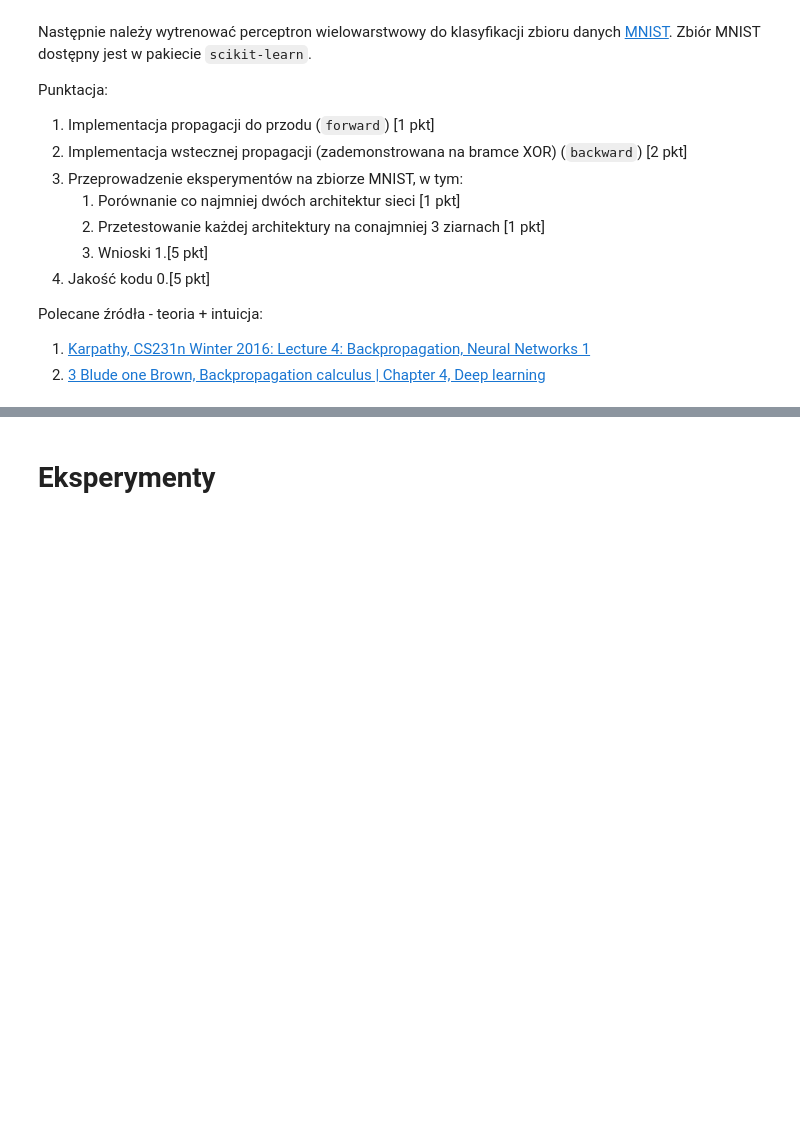
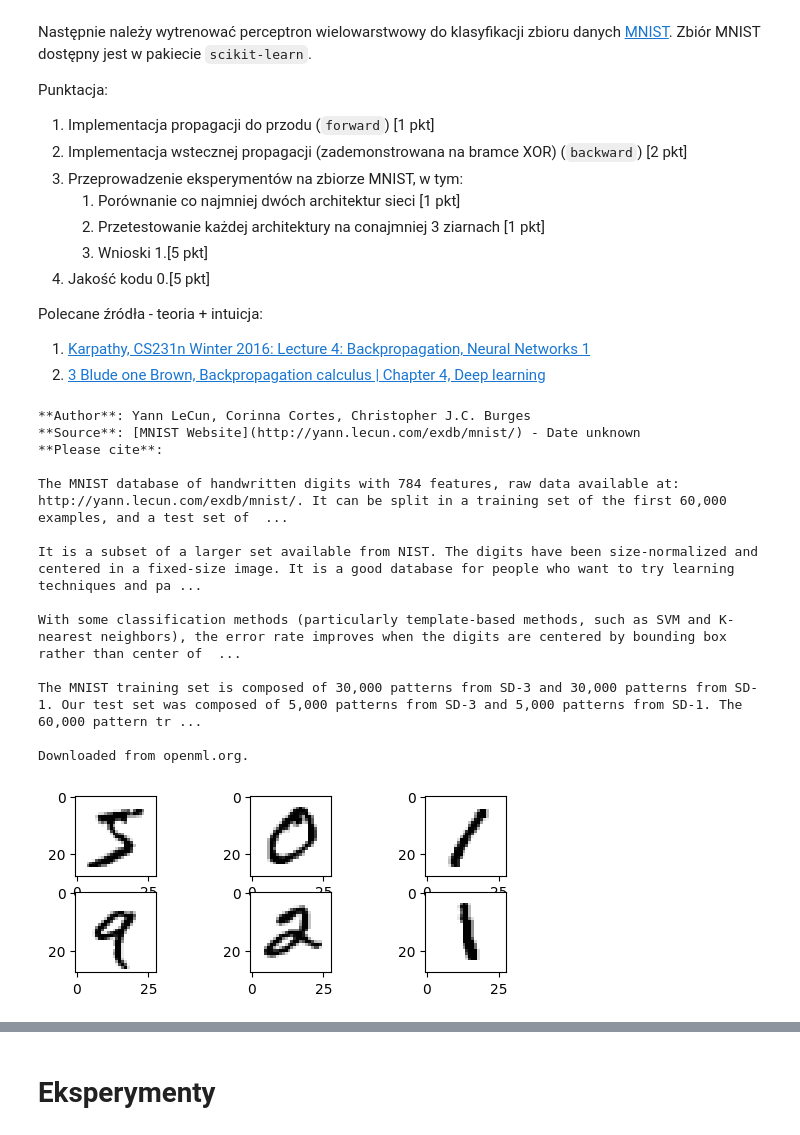
Before and after one commit to gwardasz/wsi-lab, a Jupyter notebook: Zadanie_5.ipynb, the cells around one changed output, grey strips where cells are left out. Drawn from its saved outputs; the diff is of its cells as text; code cells hidden in the pictures; blank space fills up the shorter version.

```diff
--- a/Zadanie_5.ipynb
+++ b/Zadanie_5.ipynb
@@ -25,0 +29,48 @@ import numpy as np
+# %%
+
+# from sklearn.metrics import accuracy_score,classification_report
+# from sklearn.neighbors import KNeighborsClassifier
+# from sklearn import svm
+
+mnist = fetch_openml('mnist_784')
+# %%
+print(mnist.DESCR)
+mnist.target.shape
+
+
+image= mnist.data.to_numpy()
+plt.subplot(431)
+plt.imshow((image[0].reshape(28,28)), cmap=plt.cm.gray_r, interpolation='nearest')
+plt.subplot(432)
+plt.imshow(image[1].reshape(28,28), cmap=plt.cm.gray_r, interpolation= 'nearest')
+plt.subplot(433)
+plt.imshow(image[3].reshape(28,28), cmap=plt.cm.gray_r, interpolation= 'nearest')
+plt.subplot(434)
+plt.imshow(image[4].reshape(28,28), cmap=plt.cm.gray_r, interpolation= 'nearest')
+plt.subplot(435)
+plt.imshow(image[5].reshape(28,28), cmap=plt.cm.gray_r, interpolation= 'nearest')
+plt.subplot(436)
+plt.imshow(image[6].reshape(28,28), cmap=plt.cm.gray_r, interpolation= 'nearest')
+
+
+index_number= np.random.permutation(70000)
+x1,y1=mnist.data.loc[index_number],mnist.target.loc[index_number]
+x1.reset_index(drop=True,inplace=True)
+y1.reset_index(drop=True,inplace=True)
+x_train , x_test = x1[:55000], x1[55000:]
+y_train , y_test = y1[:55000], y1[55000:]
+# %% [output]
+**Author**: Yann LeCun, Corinna Cortes, Christopher J.C. Burges
+**Source**: [MNIST Website](http://yann.lecun.com/exdb/mnist/) - Date unknown
+**Please cite**:
+
+The MNIST database of handwritten digits with 784 features, raw data available at: http://yann.lecun.com/exdb/mnist/. It can be split in a training set of the first 60,000 examples, and a test set of  ...
+
+It is a subset of a larger set available from NIST. The digits have been size-normalized and centered in a fixed-size image. It is a good database for people who want to try learning techniques and pa ...
+
+With some classification methods (particularly template-based methods, such as SVM and K-nearest neighbors), the error rate improves when the digits are centered by bounding box rather than center of  ...
+
+The MNIST training set is composed of 30,000 patterns from SD-3 and 30,000 patterns from SD-1. Our test set was composed of 5,000 patterns from SD-3 and 5,000 patterns from SD-1. The 60,000 pattern tr ...
+
+Downloaded from openml.org.
+[figure, added]
```
Also changed, not shown: parts of 8 cells of this notebook.
